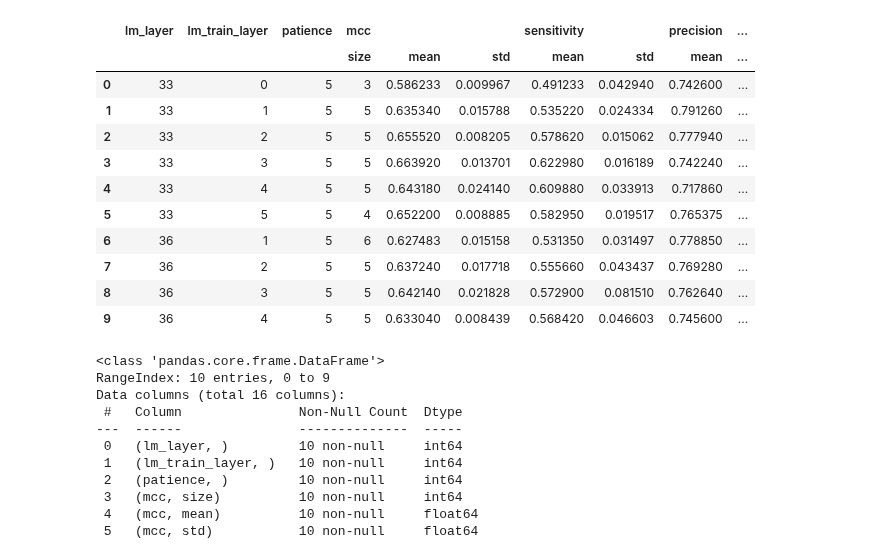
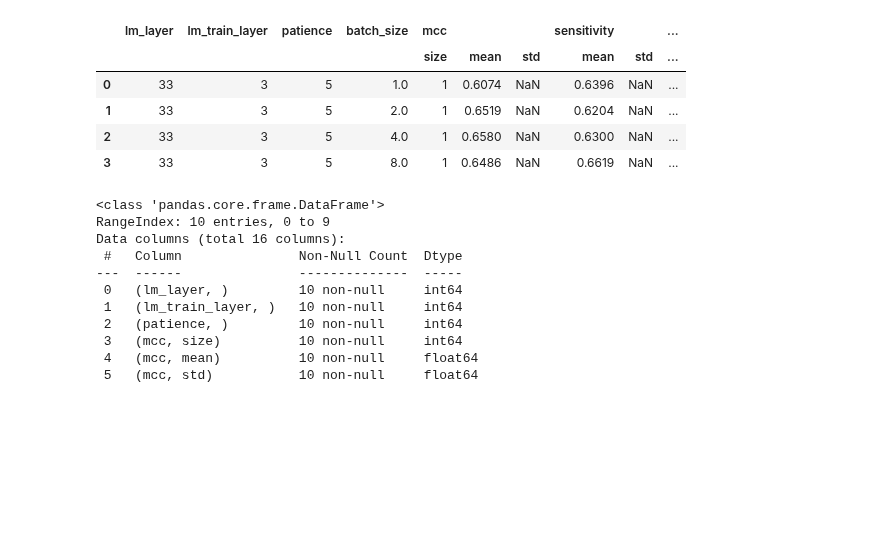
Before and after one commit to dlwocks31/atpbind, a Jupyter notebook: lmgearnet_pipeline.ipynb, the cells around one changed output. Saved outputs shown, nothing was run; the diff lists cells and outputs as text; code cells hidden in the pictures; blank space fills up the shorter version.

```diff
--- a/lmgearnet_pipeline.ipynb
+++ b/lmgearnet_pipeline.ipynb
@@ -24,29 +24,23 @@ df
 # %%
-df_stat = df.groupby(['lm_layer', 'lm_train_layer', 'patience']).agg({
+df_stat = df.groupby(['lm_layer', 'lm_train_layer', 'patience', 'batch_size']).agg({
     'mcc': ['size', 'mean', 'std'],
        'sensitivity': ['mean', 'std'],
     #    'specificity': ['mean', 'std'],
     #    'accuracy': ['mean', 'std'],
        'precision': ['mean', 'std'],
        'valid_mcc': ['mean', 'std'],
        'train_bce': ['mean', 'std'],
        'epoch_count': ['mean', 'std']
     }
     ).reset_index()
 df_stat
 # %% [output]
-|  | lm_layer | lm_train_layer | patience | mcc |  |  | sensitivity |  | precision | ... |
-|  |  |  |  | size | mean | std | mean | std | mean | ... |
-| 0 | 33 | 0 | 5 | 3 | 0.586233 | 0.009967 | 0.491233 | 0.042940 | 0.742600 | ... |
-| 1 | 33 | 1 | 5 | 5 | 0.635340 | 0.015788 | 0.535220 | 0.024334 | 0.791260 | ... |
-| 2 | 33 | 2 | 5 | 5 | 0.655520 | 0.008205 | 0.578620 | 0.015062 | 0.777940 | ... |
-| 3 | 33 | 3 | 5 | 5 | 0.663920 | 0.013701 | 0.622980 | 0.016189 | 0.742240 | ... |
-| 4 | 33 | 4 | 5 | 5 | 0.643180 | 0.024140 | 0.609880 | 0.033913 | 0.717860 | ... |
-| 5 | 33 | 5 | 5 | 4 | 0.652200 | 0.008885 | 0.582950 | 0.019517 | 0.765375 | ... |
-| 6 | 36 | 1 | 5 | 6 | 0.627483 | 0.015158 | 0.531350 | 0.031497 | 0.778850 | ... |
-| 7 | 36 | 2 | 5 | 5 | 0.637240 | 0.017718 | 0.555660 | 0.043437 | 0.769280 | ... |
-| 8 | 36 | 3 | 5 | 5 | 0.642140 | 0.021828 | 0.572900 | 0.081510 | 0.762640 | ... |
-| 9 | 36 | 4 | 5 | 5 | 0.633040 | 0.008439 | 0.568420 | 0.046603 | 0.745600 | ... |
+|  | lm_layer | lm_train_layer | patience | batch_size | mcc |  |  | sensitivity |  | ... |
+|  |  |  |  |  | size | mean | std | mean | std | ... |
+| 0 | 33 | 3 | 5 | 1.0 | 1 | 0.6074 | NaN | 0.6396 | NaN | ... |
+| 1 | 33 | 3 | 5 | 2.0 | 1 | 0.6519 | NaN | 0.6204 | NaN | ... |
+| 2 | 33 | 3 | 5 | 4.0 | 1 | 0.6580 | NaN | 0.6300 | NaN | ... |
+| 3 | 33 | 3 | 5 | 8.0 | 1 | 0.6486 | NaN | 0.6619 | NaN | ... |
 # %%
 df_stat.info()
 # %% [output]
```
Also changed, not shown: parts of 1 cell of this notebook, 4 other files.
